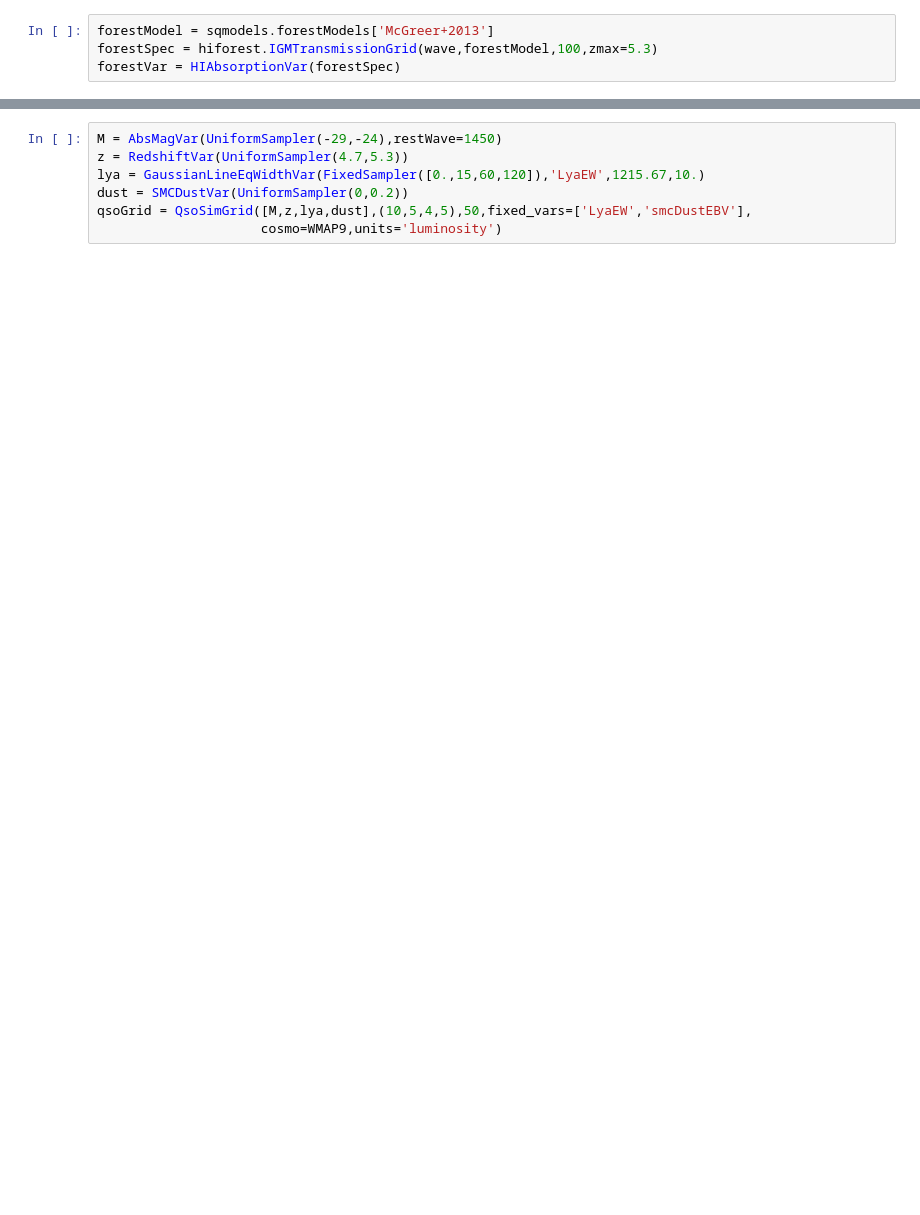
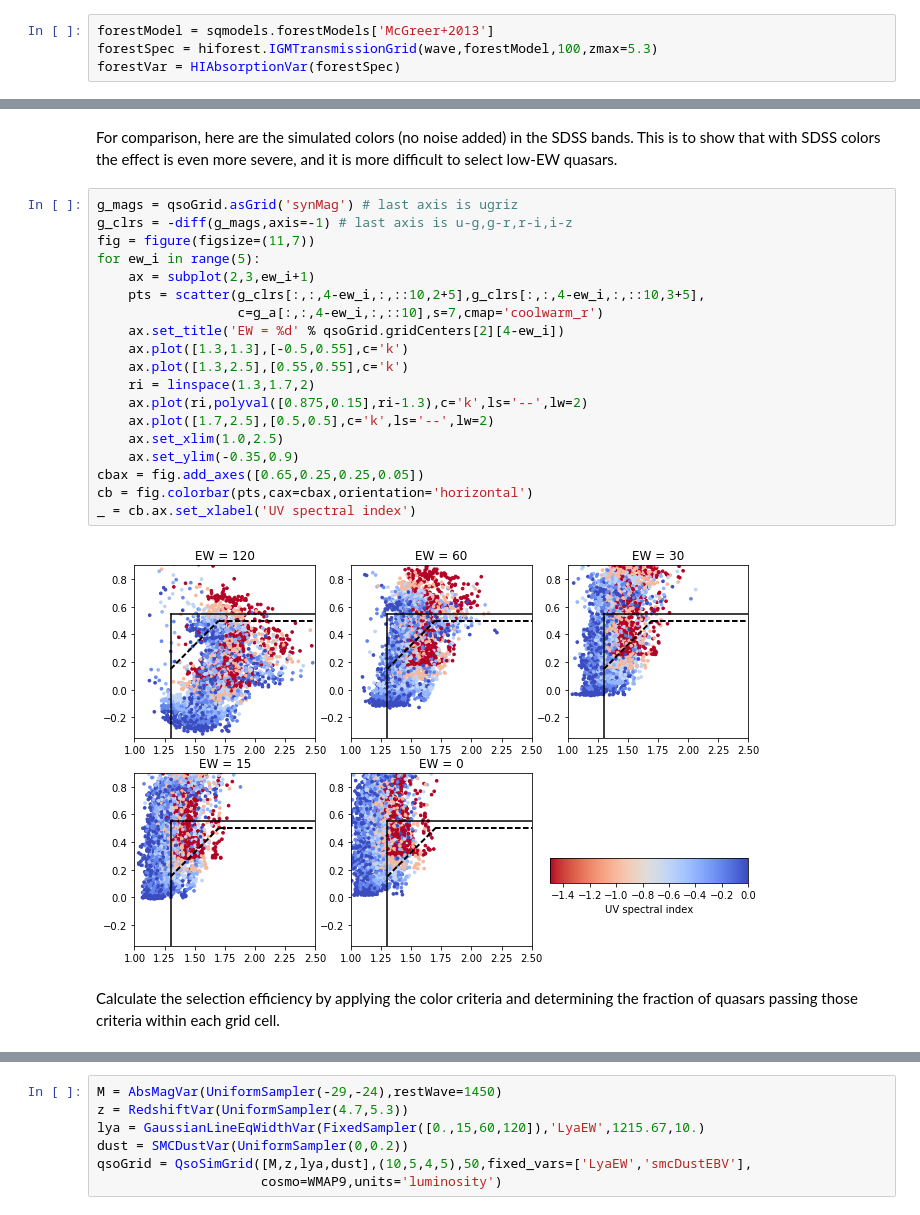
Before and after one commit to imcgreer/simqso, a Jupyter notebook: examples/z5LyaDust.ipynb, the cells around one changed output, grey strips where cells are left out. Saved outputs shown, nothing was run; the diff lists cells and outputs as text; blank space fills up the shorter version.

```diff
--- a/examples/z5LyaDust.ipynb
+++ b/examples/z5LyaDust.ipynb
@@ -21,0 +94,25 @@ forestVar = HIAbsorptionVar(forestSpec)
+# %% [markdown]
+For comparison, here are the simulated colors (no noise added) in the SDSS bands. This is to show that with SDSS colors the effect is even more severe, and it is more difficult to select low-EW quasars.
+# %%
+g_mags = qsoGrid.asGrid('synMag') # last axis is ugriz
+g_clrs = -diff(g_mags,axis=-1) # last axis is u-g,g-r,r-i,i-z
+fig = figure(figsize=(11,7))
+for ew_i in range(5):
+    ax = subplot(2,3,ew_i+1)
+    pts = scatter(g_clrs[:,:,4-ew_i,:,::10,2+5],g_clrs[:,:,4-ew_i,:,::10,3+5],
+                  c=g_a[:,:,4-ew_i,:,::10],s=7,cmap='coolwarm_r')
+    ax.set_title('EW = %d' % qsoGrid.gridCenters[2][4-ew_i])
+    ax.plot([1.3,1.3],[-0.5,0.55],c='k')
+    ax.plot([1.3,2.5],[0.55,0.55],c='k')
+    ri = linspace(1.3,1.7,2)
+    ax.plot(ri,polyval([0.875,0.15],ri-1.3),c='k',ls='--',lw=2)
+    ax.plot([1.7,2.5],[0.5,0.5],c='k',ls='--',lw=2)
+    ax.set_xlim(1.0,2.5)
+    ax.set_ylim(-0.35,0.9)
+cbax = fig.add_axes([0.65,0.25,0.25,0.05])
+cb = fig.colorbar(pts,cax=cbax,orientation='horizontal')
+_ = cb.ax.set_xlabel('UV spectral index')
+# %% [output]
+[figure, added]
+# %% [markdown]
+Calculate the selection efficiency by applying the color criteria and determining the fraction of quasars passing those criteria within each grid cell.
```
Also changed, not shown: parts of 40 cells of this notebook.
